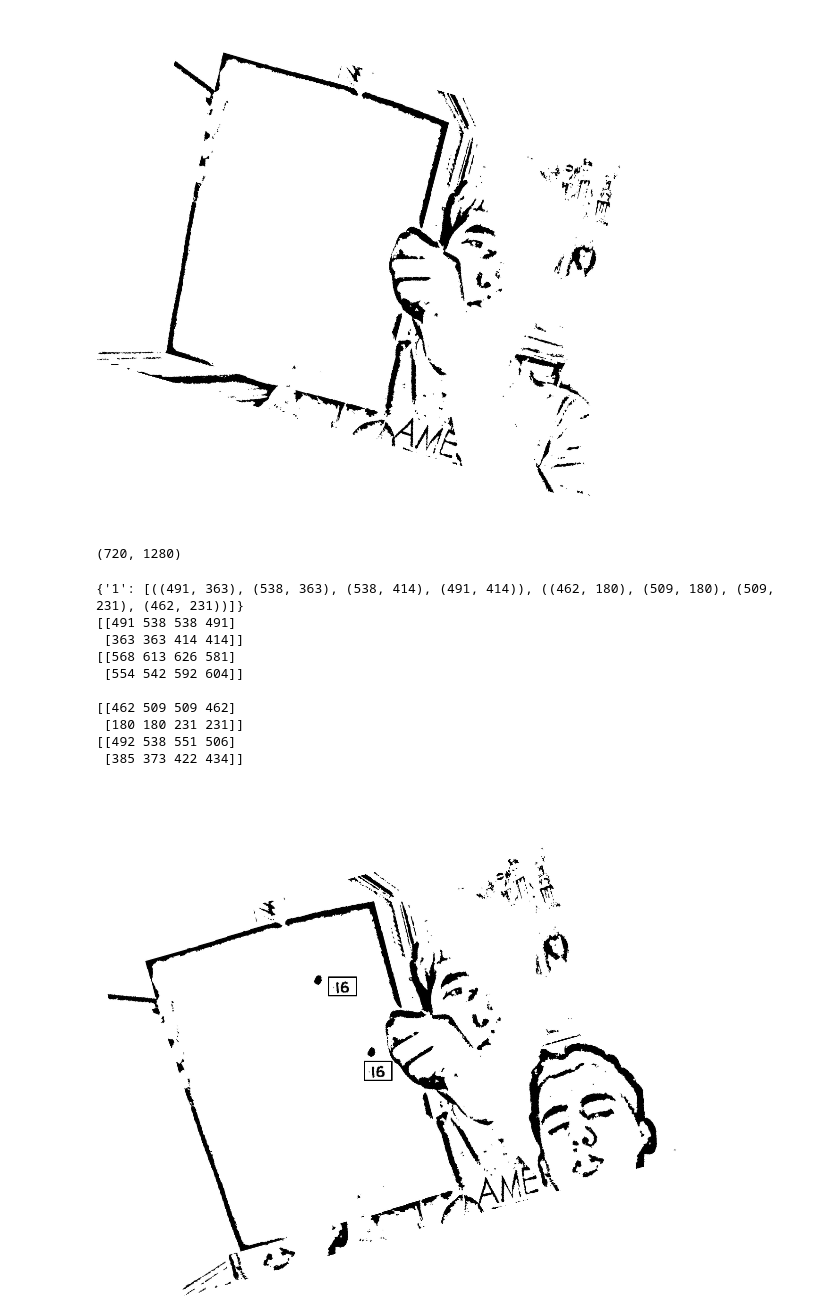
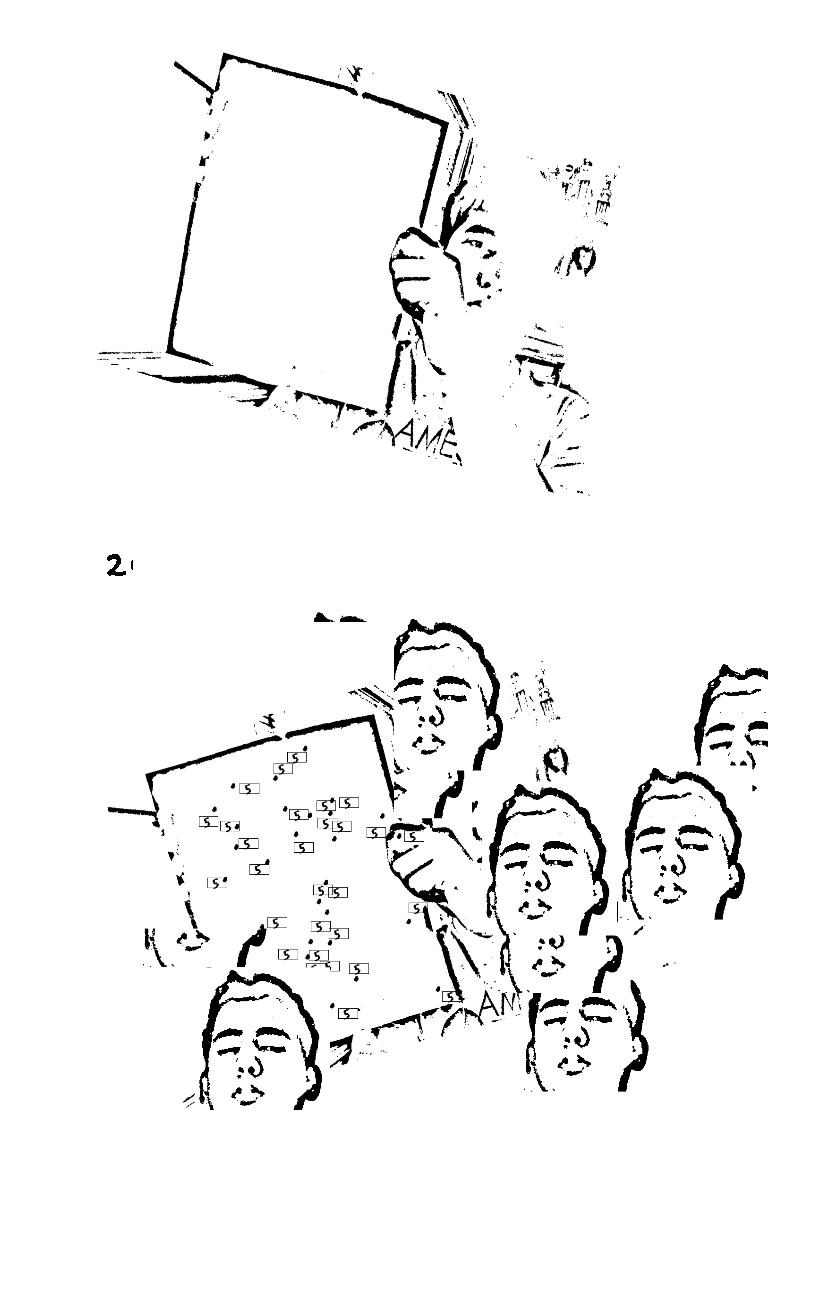
Before and after one commit to sryeturu/connect-the-dots, a Jupyter notebook: testing_notebook.ipynb, the cells around one changed output. Cells and saved outputs as stored; diff of their text form; code cells hidden in the pictures; blank space fills up the shorter version.

```diff
--- a/testing_notebook.ipynb
+++ b/testing_notebook.ipynb
@@ -48,10 +48,14 @@ def place_left(canvas, num, dot_coords):
 display(cv.resize(ndimage.rotate(get_canvases('canvases')[0].img, angle=-15.43, cval=255), (672, 512)))
 # %% [output]
 [figure]
-# %%
-a.img.shape
-# %% [output]
-(720, 1280)
+# %%
+names, imgs = get_img_data('nums/ones')
+num_sampler = Sampler(imgs)
+num = num_sampler.get_sample()
+
+display(num)
+# %% [output]
+[figure, added]
 # %%
 blanks = get_canvases('canvases')
 blank_sampler = Sampler(blanks)
@@ -69,10 +73,12 @@ bbox = {}
 dot = np.load('dots/1.npy')
 dot = adaptive_thresh(dot)
 
-for i in range(2):
+for i in range(35):
     num = num_sampler.get_sample()
-    num = ndimage.rotate(num, angle=-10, cval=255)
+    scalar = random.uniform(.8,.8)
 
+    num = cv.resize(num, (int(num.shape[0]*scalar), int(num.shape[1]*scalar)))
+    num = adaptive_thresh(num)
     row = random.randint(a.min_row, a.max_row)
     col = random.randint(a.min_col, a.max_col)
 
@@ -96,60 +102,52 @@ for i in range(2):
     dot_coords['min_row'] = top_left[0]
     dot_coords['max_row'] = bot_right[0]
     dot_coords['min_col'] = top_left[1]
     dot_coords['max_col'] = bot_right[1]
 
     np.random.shuffle(func)
 
+    scalar = .6
+    dz = dot.copy()
+    dz = cv.resize(dz, ( int(dz.shape[0]*scalar), int(dz.shape[1]*scalar)))
+    dz = adaptive_thresh(dz)
+
     for f in func:
-        if f(a, dot, dot_coords):
+        if f(a, dz, dot_coords):
             break
 
 
 def totally_inside_paper(row, col, background, blank):
 
     return row >= blank.min_row and col >= blank.min_col and row + background.shape[0] < blank.max_row and col + background.shape[1] < blank.max_col
 
+
+deg = 15
+a.img = ndimage.rotate(a.img, angle=deg, cval=255)
+rad = np.deg2rad(deg)
+rt = np.array([[np.cos(rad), np.sin(rad)], [-np.sin(rad), np.cos(rad)]])
+
+for k,v in bbox.items():
+    for obj in v:
+        nw = np.dot(rt, np.array(obj).T - np.array([1280/2, 720/2]).reshape(2,-1)) + np.array([img.shape[1]/2, img.shape[0]/2]).reshape(2,-1)
+        nw = nw.astype(np.int32)
+
+        a.img = cv.rectangle(a.img, tuple(nw[:, 0]), tuple(nw[:, 2]), (0), 1)
+
 k = np.load('backgrounds/1.npy')
 
-cnt = 2
+cnt = 10
 for i in range(cnt):
 
     rr = random.randint(0, a.img.shape[0])
     rc = random.randint(0, a.img.shape[1])
 
     while(totally_inside_paper(rr,rc, k, a)):
         rr = random.randint(0, a.img.shape[0])
         rc = random.randint(0, a.img.shape[1])
 
 
     a.draw_on_background(k, (rr,rc))
 
-deg = 15
-img = ndimage.rotate(a.img, angle=deg, cval=255)
-rad = np.deg2rad(deg)
-rt = np.array([[np.cos(rad), np.sin(rad)], [-np.sin(rad), np.cos(rad)]])
-
-print(bbox)
-for k,v in bbox.items():
-    for obj in v:
-        print(np.array(obj).T)
-        nw = np.dot(rt, np.array(obj).T - np.array([1280/2, 720/2]).reshape(2,-1)) + np.array([img.shape[1]/2, img.shape[0]/2]).reshape(2,-1)
-        nw = nw.astype(np.int32)
-
-        print(nw)
-        img = cv.rectangle(img, tuple(nw[:, 0]), tuple(nw[:, 2]), (0), 2)
-        print()
-
-display(cv.resize(img, (672, 512)))
+display(cv.resize(a.img, (672, 512)))
 # %% [output]
-{'1': [((491, 363), (538, 363), (538, 414), (491, 414)), ((462, 180), (509, 180), (509, 231), (462, 231))]}
-[[491 538 538 491]
- [363 363 414 414]]
-[[568 613 626 581]
- [554 542 592 604]]
-
-[[462 509 509 462]
- [180 180 231 231]]
-[[492 538 551 506]
- [385 373 422 434]]
-[figure, old version]
+[figure, new version]
```
Also changed, not shown: parts of 2 cells of this notebook, 3 other files.
